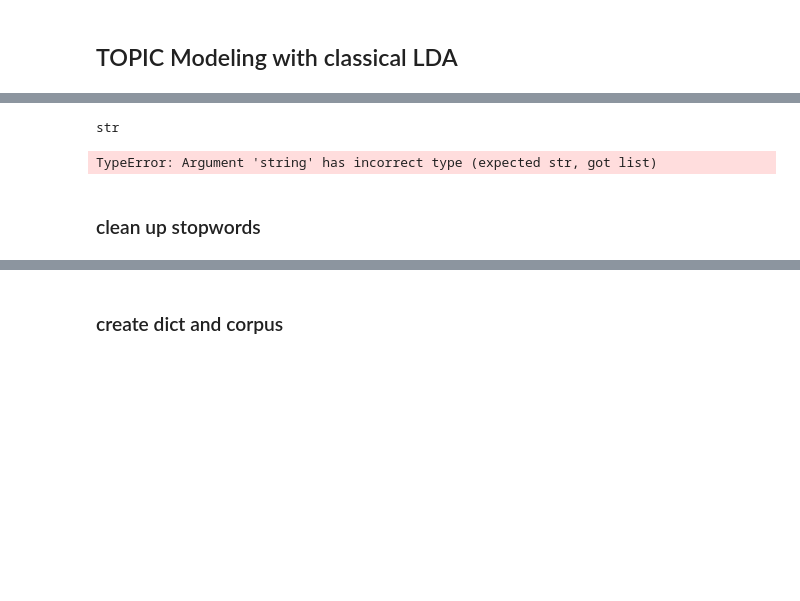
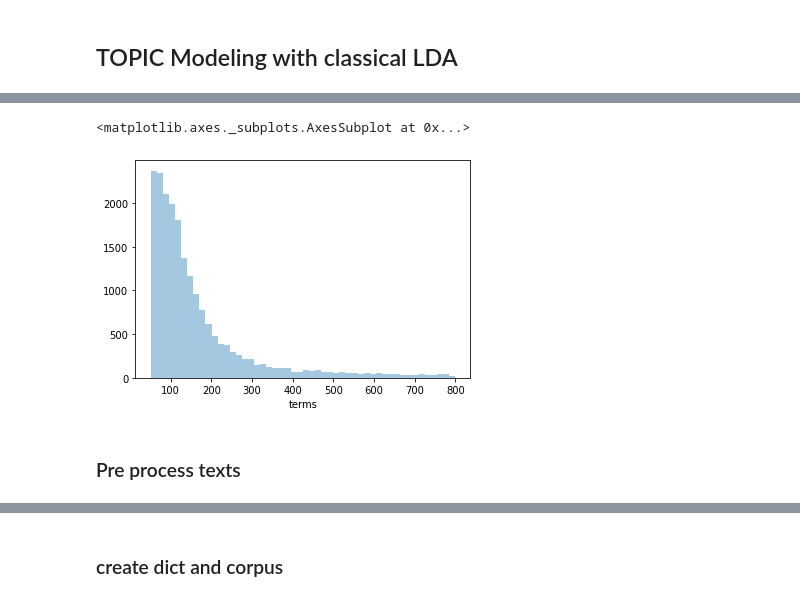
Before and after one commit to longhowlam/kamer_debatten, a Jupyter notebook: tweede_kamer_Topic_Modeling.ipynb, the cells around one changed output, grey strips where cells are left out. Drawn from its saved outputs; the diff is of its cells as text; code cells hidden in the pictures; blank space fills up the shorter version.

```diff
--- a/tweede_kamer_Topic_Modeling.ipynb
+++ b/tweede_kamer_Topic_Modeling.ipynb
@@ -59,7 +64,7 @@ recente_speeches = (
     tweede_kamer
     .query('datum > "2019-01-01"')
     .query('terms > 50')
-    .query('terms < 1000')
+    .query('terms < 800')
 )
 recente_speeches.shape
 # %% [output]
@@ -78,4 +82,0 @@ recente_speeches.sample(7)
-# %%
-type(text)
-# %% [output]
-str
@@ -84,7 +83,8 @@ remove punctuation....
-# %%
-test = nlp(recente_speeches.text.values[:10].tolist())
-# %% [output]
-TypeError: Argument 'string' has incorrect type (expected str, got list)
-# %% [markdown]
-### clean up stopwords
+# %%
+sns.distplot(recente_speeches.terms, kde=False)
+# %% [output]
+<matplotlib.axes._subplots.AxesSubplot at 0x...>
+[figure, added]
+# %% [markdown]
+### Pre process texts
 # %%
```
Also changed, not shown: parts of 20 cells of this notebook.
